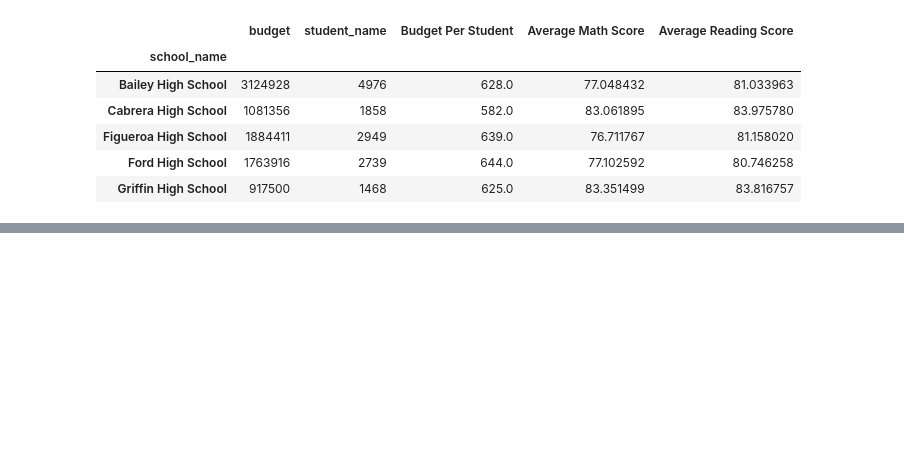
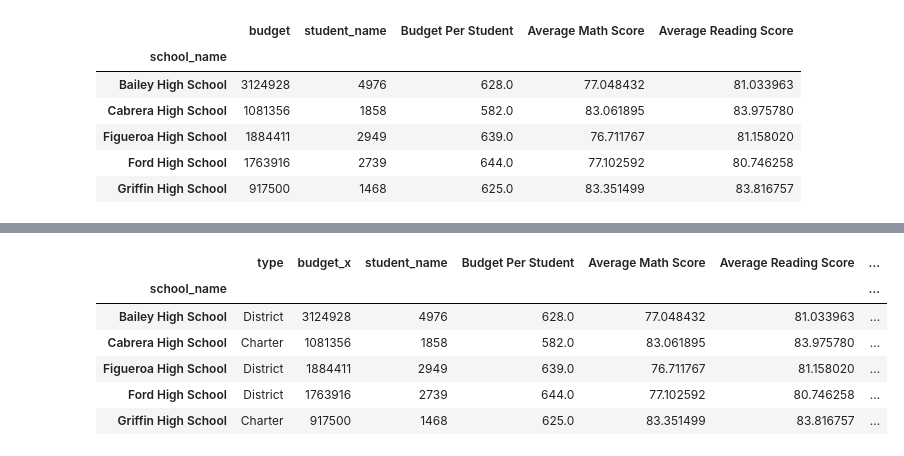
Before and after one commit to SebastianTagle/panda-challenge, a Jupyter notebook: PyCitySchools/PyCitySchoolsST.ipynb, the cells around one changed output, grey strips where cells are left out. Drawn from its saved outputs; the diff is of its cells as text; code cells hidden in the pictures; blank space fills up the shorter version.

```diff
--- a/PyCitySchools/PyCitySchoolsST.ipynb
+++ b/PyCitySchools/PyCitySchoolsST.ipynb
@@ -236,0 +273,3 @@ resume.head()
+# %%
+resume["% Passing Math"]=(resume["#Passing Math"]/resume["student_name"])*100
+resume.head()
@@ -236,0 +284,3 @@ resume.head()
+# %%
+resume["% Passing Reading"]=(resume["#Passing Reading"]/resume["student_name"])*100
+resume.head()
@@ -236,0 +295,3 @@ resume.head()
+# %%
+resume["% Overall Passing"]=(resume["#Passing Both"]/resume["student_name"])*100
+resume.head()
@@ -236,0 +316,13 @@ resume.head()
+# %%
+
+resume_3=resume_2.loc[:,["school_name","type","budget_x","student_name","Budget Per Student","Average Math Score","Average Reading Score","% Passing Math","% Passing Reading","% Overall Passing"]]
+per_school_summary=resume_3.set_index("school_name")
+per_school_summary.head()
+# %% [output]
+|  | type | budget_x | student_name | Budget Per Student | Average Math Score | Average Reading Score | ... |
+| school_name |  |  |  |  |  |  | ... |
+| Bailey High School | District | 3124928 | 4976 | 628.0 | 77.048432 | 81.033963 | ... |
+| Cabrera High School | Charter | 1081356 | 1858 | 582.0 | 83.061895 | 83.975780 | ... |
+| Figueroa High School | District | 1884411 | 2949 | 639.0 | 76.711767 | 81.158020 | ... |
+| Ford High School | District | 1763916 | 2739 | 644.0 | 77.102592 | 80.746258 | ... |
+| Griffin High School | Charter | 917500 | 1468 | 625.0 | 83.351499 | 83.816757 | ... |
```
Also changed, not shown: parts of 31 cells of this notebook.
